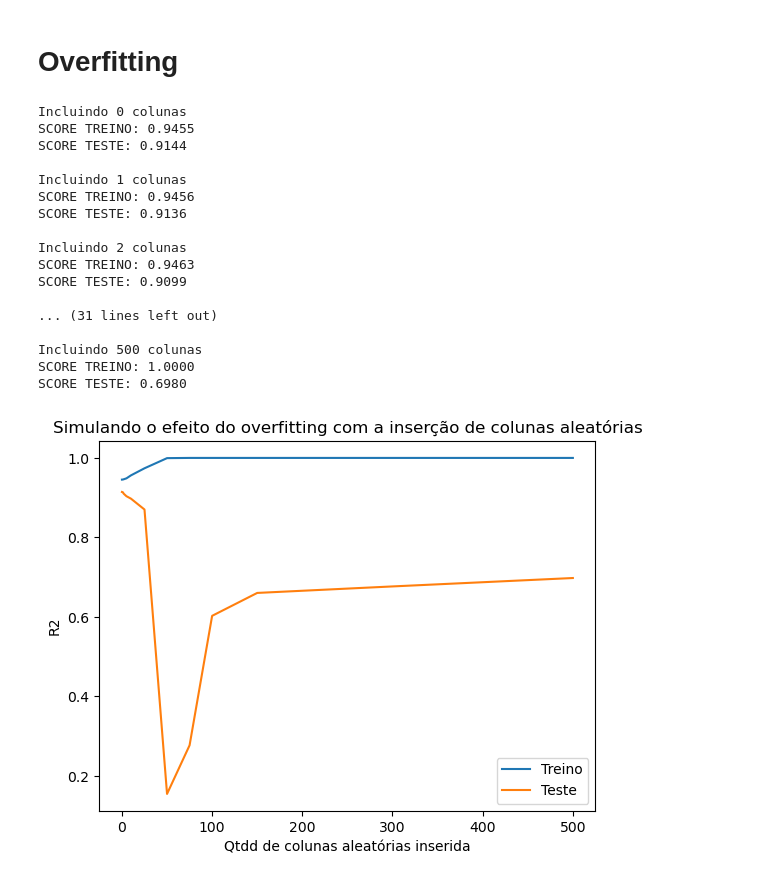
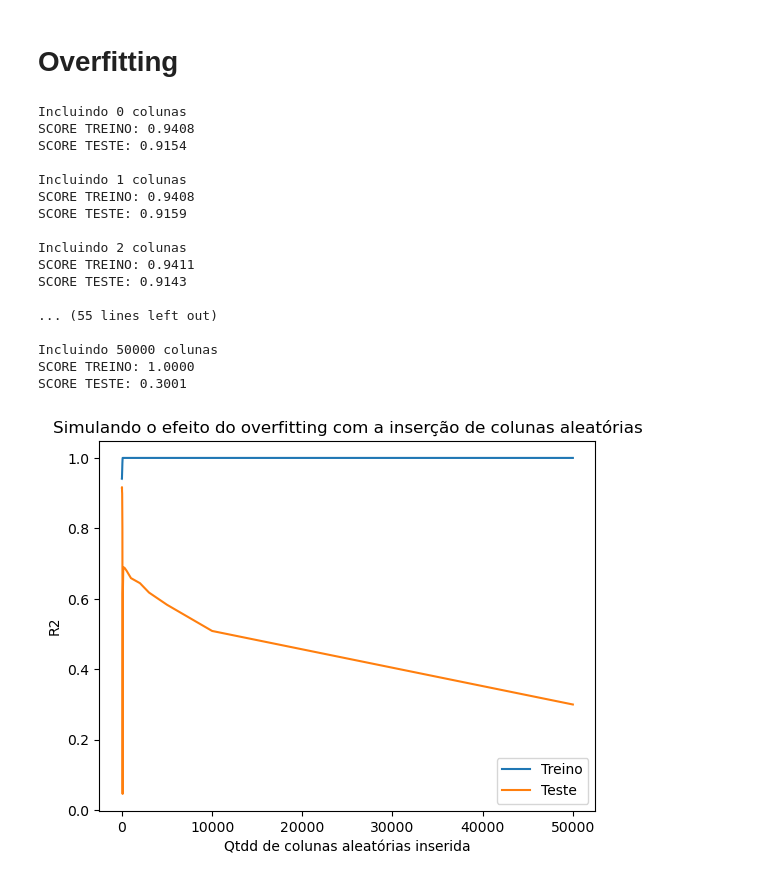
Before and after one commit to EduPekUfpr/PythonProject, a Jupyter notebook: LDS_TrainTestSplit.ipynb, the cells around one changed output. Cells and saved outputs as stored; diff of their text form; code cells hidden in the pictures.

```diff
--- a/LDS_TrainTestSplit.ipynb
+++ b/LDS_TrainTestSplit.ipynb
@@ -258,7 +258,7 @@ X = df_dummy.drop(['price'], axis = 1)
 Y = df_dummy['price']
 
 # Adicionando x colunas aleatórias no DF treino
-col_random = [0,1,2,5,10,25,50,75,100,150,300,500]
+col_random = [0,1,2,5,10,25,50,75,100,150,300,500, 1000, 2000, 3000, 5000, 10000, 50000]
 
 r2_list_train = []
 r2_list_test = []
@@ -272,7 +272,7 @@ for c in col_random:
     X = pd.concat([X, pd.DataFrame(new_cols)], axis=1)
 
     # Split the data into training and testing sets
-    X_train, X_test, Y_train, Y_test = train_test_split(X, Y, test_size=0.33, random_state=42)
+    X_train, X_test, Y_train, Y_test = train_test_split(X, Y, test_size=0.20, random_state=42)
 
     # lm_over
     lm_over = LinearRegression()
@@ -283,43 +283,43 @@ for c in col_random:
 
     # Exibindo o R^2
     print(f"Incluindo {c} colunas")
 
     R2_train = lm_over.score(X_train,Y_train)
     print("SCORE TREINO: %.4f" % R2_train)
     r2_list_train.append(R2_train)
 
     R2_test = lm_over.score(X_test,Y_test)
     print("SCORE TESTE: %.4f\n" % R2_test)
     r2_list_test.append(R2_test)
 
 sns.lineplot(x=col_random, y=r2_list_train, label="Treino")
 sns.lineplot(x=col_random, y=r2_list_test, label="Teste")
 
 plt.title("Simulando o efeito do overfitting com a inserção de colunas aleatórias")
 plt.xlabel("Qtdd de colunas aleatórias inserida")
 plt.ylabel("R2")
 
 plt.legend()
 plt.show()
 # %% [output]
 Incluindo 0 colunas
-SCORE TREINO: 0.9455
-SCORE TESTE: 0.9144
+SCORE TREINO: 0.9408
+SCORE TESTE: 0.9154
 
 Incluindo 1 colunas
-SCORE TREINO: 0.9456
-SCORE TESTE: 0.9136
+SCORE TREINO: 0.9408
+SCORE TESTE: 0.9159
 
 Incluindo 2 colunas
-SCORE TREINO: 0.9463
-SCORE TESTE: 0.9099
+SCORE TREINO: 0.9411
+SCORE TESTE: 0.9143
 
-... (31 lines left out)
+... (55 lines left out)
 
-Incluindo 500 colunas
+Incluindo 50000 colunas
 SCORE TREINO: 1.0000
-SCORE TESTE: 0.6980
+SCORE TESTE: 0.3001
-[figure, old version]
+[figure, new version]
 # %% [markdown]
 ## Fique Conectado
 
```
Also changed, not shown: parts of 1 cell of this notebook, 1 other file.
